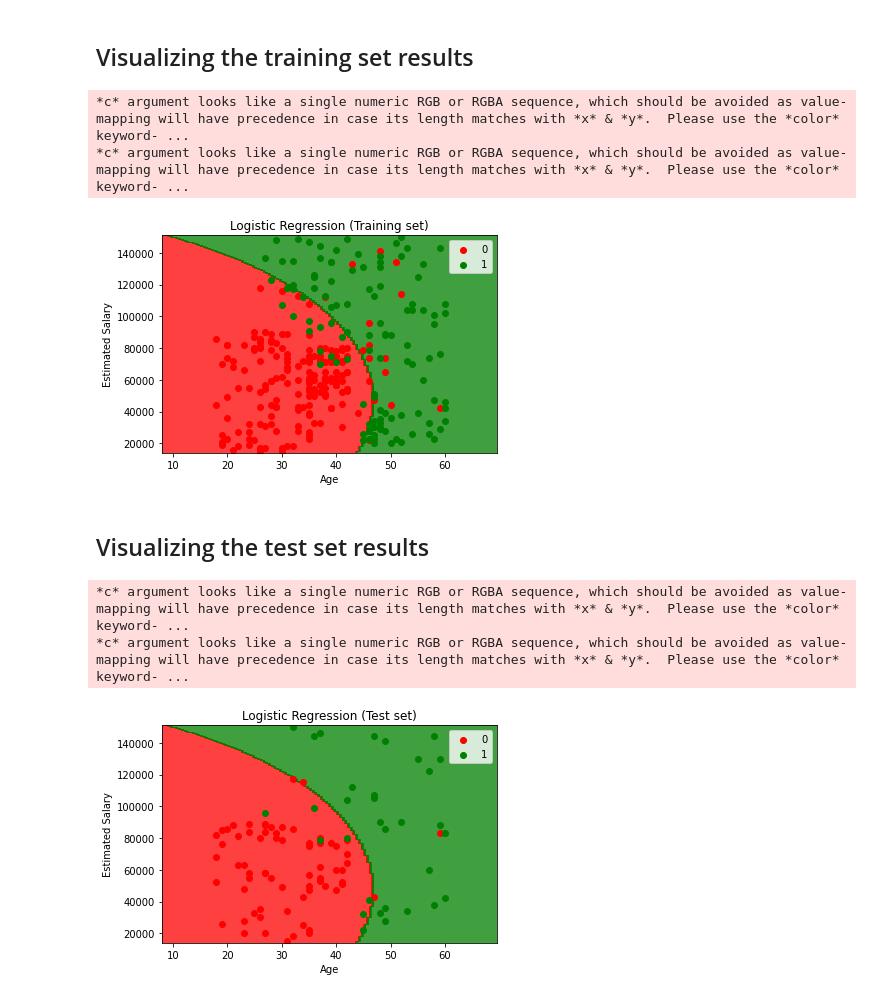
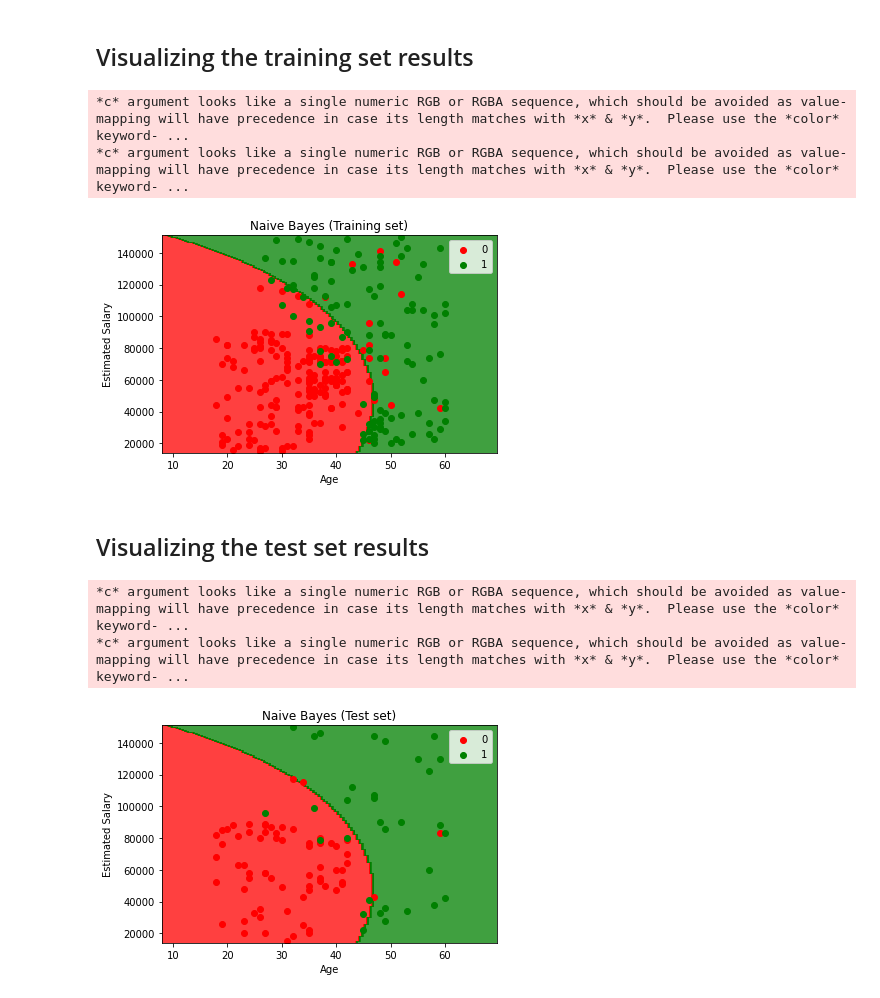
Before and after one commit to pedrodlmatos/machine-learning-course, a Jupyter notebook: part3-classification/section5-naive-bayes/naive_bayes.ipynb, the cells around one changed output. Drawn from its saved outputs; the diff is of its cells as text; code cells hidden in the pictures.

```diff
--- a/part3-classification/section5-naive-bayes/naive_bayes.ipynb
+++ b/part3-classification/section5-naive-bayes/naive_bayes.ipynb
@@ -61,24 +61,24 @@ print(accuracy_score(y_test, y_pred))
 # %%
 from matplotlib.colors import ListedColormap
 
 X_set, y_set = sc.inverse_transform(X_train), y_train
 X1, X2 = np.meshgrid(np.arange(start = X_set[:, 0].min() - 10, stop = X_set[:, 0].max() + 10, step = 0.50),
                      np.arange(start = X_set[:, 1].min() - 1000, stop = X_set[:, 1].max() + 1000, step = 0.50))
 plt.contourf(X1, X2, classifier.predict(sc.transform(np.array([X1.ravel(), X2.ravel()]).T)).reshape(X1.shape),
              alpha = 0.75, cmap = ListedColormap(('red', 'green')))
 plt.xlim(X1.min(), X1.max())
 plt.ylim(X2.min(), X2.max())
 for i, j in enumerate(np.unique(y_set)):
     plt.scatter(X_set[y_set == j, 0], X_set[y_set == j, 1], c = ListedColormap(('red', 'green'))(i), label = j)
-plt.title('Logistic Regression (Training set)')
+plt.title('Naive Bayes (Training set)')
 plt.xlabel('Age')
 plt.ylabel('Estimated Salary')
 plt.legend()
 plt.show()
 # %% [output]
 *c* argument looks like a single numeric RGB or RGBA sequence, which should be avoided as value-mapping will have precedence in case its length matches with *x* & *y*.  Please use the *color* keyword- ...
 *c* argument looks like a single numeric RGB or RGBA sequence, which should be avoided as value-mapping will have precedence in case its length matches with *x* & *y*.  Please use the *color* keyword- ...
-[figure, old version]
+[figure, new version]
 # %% [markdown]
 ## Visualizing the test set results
 # %%
@@ -91,7 +91,7 @@ plt.xlim(X1.min(), X1.max())
 plt.ylim(X2.min(), X2.max())
 for i, j in enumerate(np.unique(y_set)):
     plt.scatter(X_set[y_set == j, 0], X_set[y_set == j, 1], c = ListedColormap(('red', 'green'))(i), label = j)
-plt.title('Logistic Regression (Test set)')
+plt.title('Naive Bayes (Test set)')
 plt.xlabel('Age')
 plt.ylabel('Estimated Salary')
 plt.legend()
@@ -99,4 +99,4 @@ plt.show()
 # %% [output]
 *c* argument looks like a single numeric RGB or RGBA sequence, which should be avoided as value-mapping will have precedence in case its length matches with *x* & *y*.  Please use the *color* keyword- ...
 *c* argument looks like a single numeric RGB or RGBA sequence, which should be avoided as value-mapping will have precedence in case its length matches with *x* & *y*.  Please use the *color* keyword- ...
-[figure, old version]
+[figure, new version]
```
Also changed, not shown: parts of 1 cell of this notebook, 1 other file.
